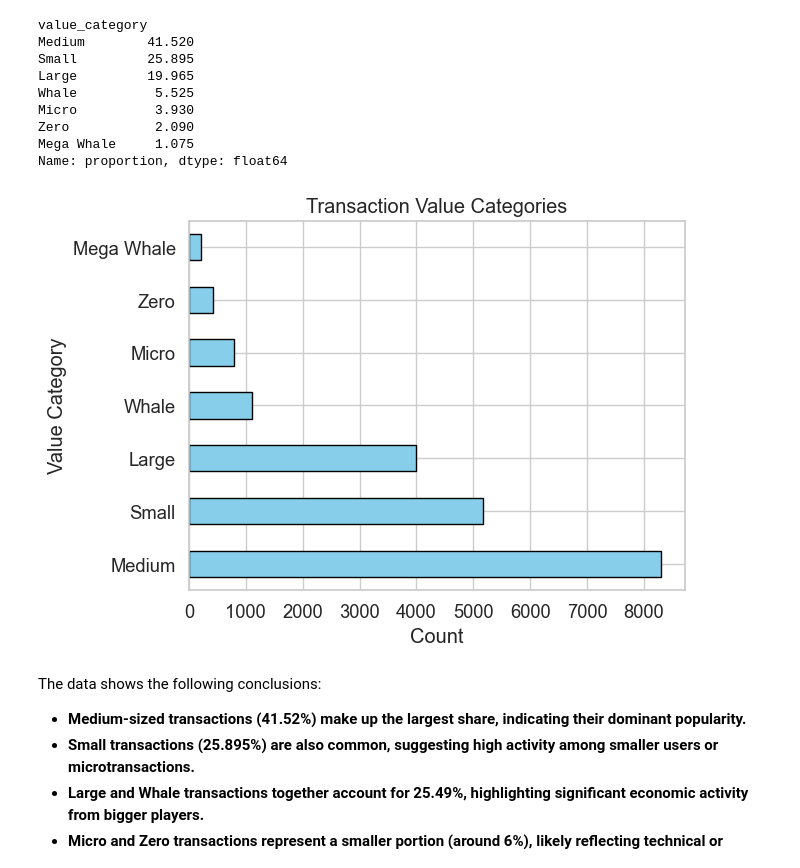
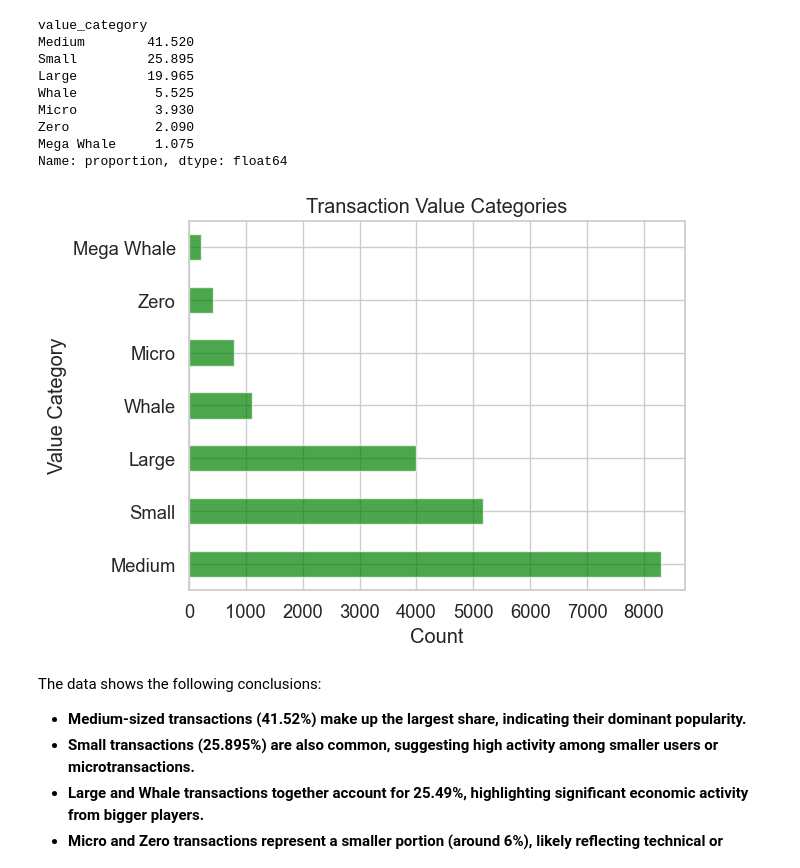
Before and after one commit to diachkina/blockchain_ethereum_project, a Jupyter notebook: ethereum_project.ipynb, the cells around one changed output. Cells and saved outputs as stored; diff of their text form; code cells hidden in the pictures.

```diff
--- a/ethereum_project.ipynb
+++ b/ethereum_project.ipynb
@@ -373,13 +375,13 @@ Zero           2.090
 Mega Whale     1.075
 Name: proportion, dtype: float64
 # %%
-df_api['value_category'].value_counts().plot(kind='barh', color='skyblue', edgecolor='black')
+df_api['value_category'].value_counts().plot(kind='barh', color='green', alpha=0.7)
 plt.title('Transaction Value Categories')
 plt.xlabel('Count')
 plt.ylabel('Value Category')
 plt.show()
 # %% [output]
-[figure, old version]
+[figure, new version]
 # %% [markdown]
 The data shows the following conclusions:
 
```
Also changed, not shown: parts of 9 cells of this notebook.
